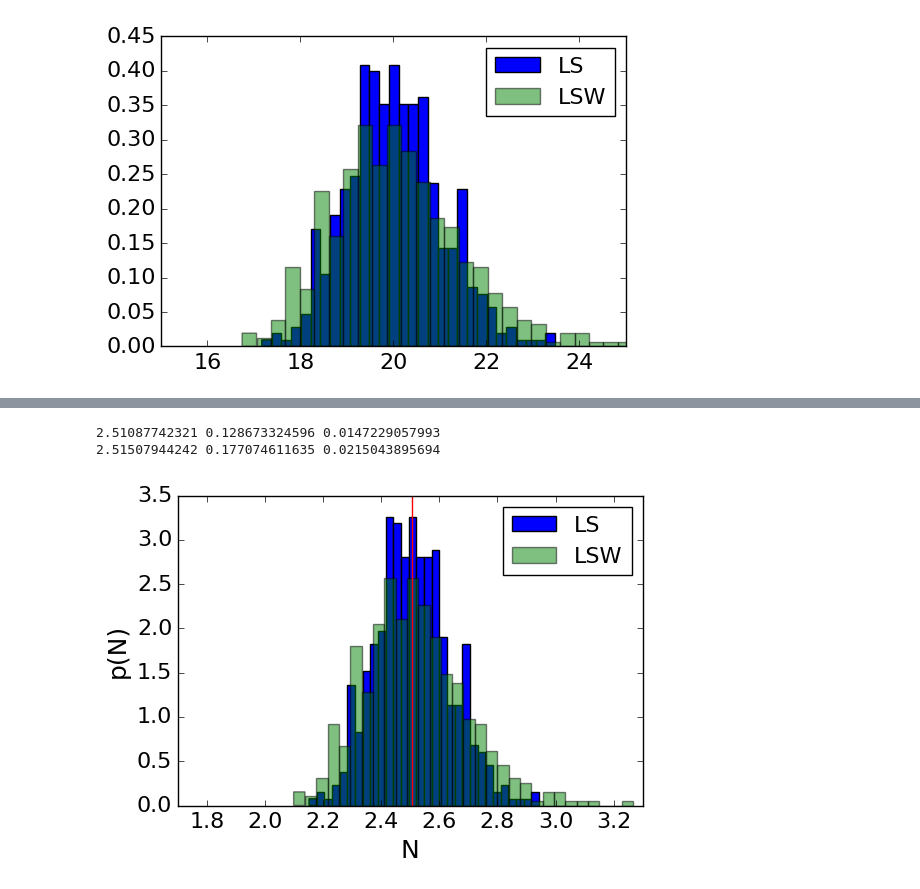
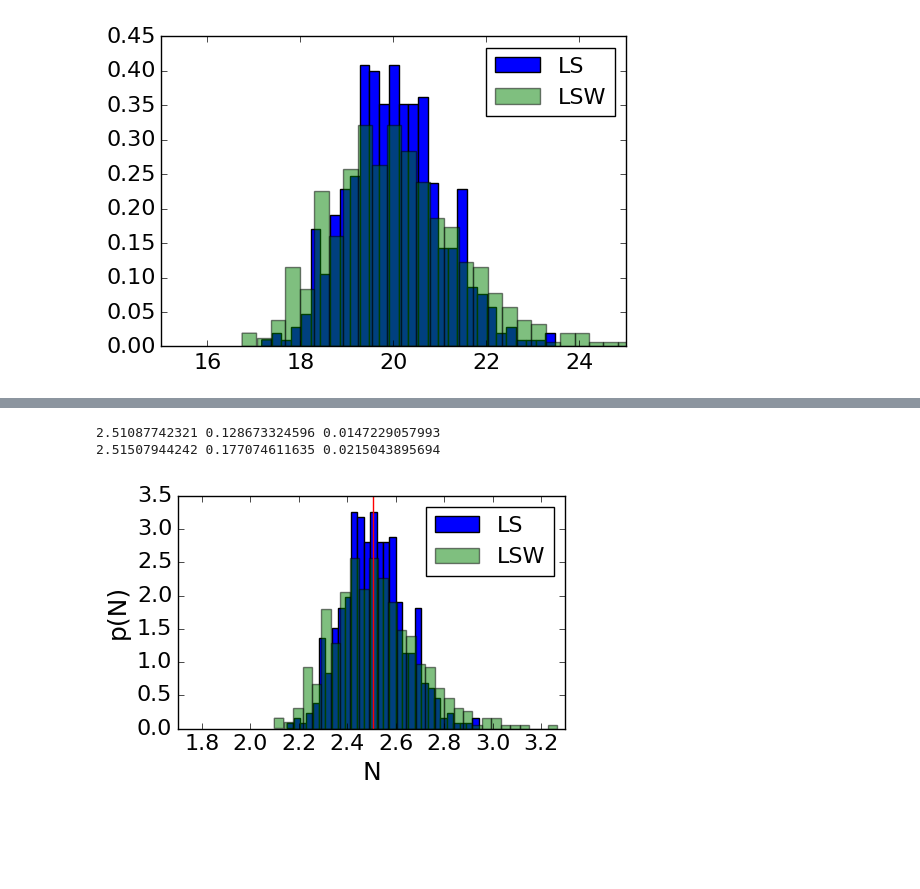
Before and after one commit to hstrey/FCS-simulations, a Jupyter notebook: LS fit FCS simulation.ipynb, the cells around one changed output, grey strips where cells are left out. Drawn from its saved outputs; the diff is of its cells as text; code cells hidden in the pictures; blank space fills up the shorter version.

```diff
--- a/LS fit FCS simulation.ipynb
+++ b/LS fit FCS simulation.ipynb
@@ -152,21 +154,23 @@ print(DS_list.mean(),DS_list.std(),dDS_list.mean())
 # %%
 # instead of fitting how many particles per box N, we want to measure how many particles per focus
 # size of focus is sqrt(2*pi)*w = 2.5066
 F_list = N_list/20.0*np.sqrt(2*np.pi)
 dF_list = dN_list/20.0*np.sqrt(2*np.pi)
 FS_list = NS_list/20.0*np.sqrt(2*np.pi)
 dFS_list = dNS_list/20.0*np.sqrt(2*np.pi)
 
+plt.figure(figsize=(5, 3))
 plt.hist(F_list,bins=30,normed=True,label="LS")
 plt.hist(FS_list,bins=30,normed=True,alpha=0.5,label="LSW")
 plt.axvline(x=np.sqrt(2*np.pi),color="r")
 plt.legend()
 plt.xlim((1.7,3.3))
 plt.xlabel("N")
 plt.ylabel("p(N)")
 print(F_list.mean(),F_list.std(),dF_list.mean())
 print(FS_list.mean(),FS_list.std(),dFS_list.mean())
+plt.savefig("FCS_N.png",bbox_inches='tight')
 # %% [output]
 2.51087742321 0.128673324596 0.0147229057993
 2.51507944242 0.177074611635 0.0215043895694
-[figure, old version]
+[figure, new version]
```
Also changed, not shown: parts of 1 cell of this notebook.
